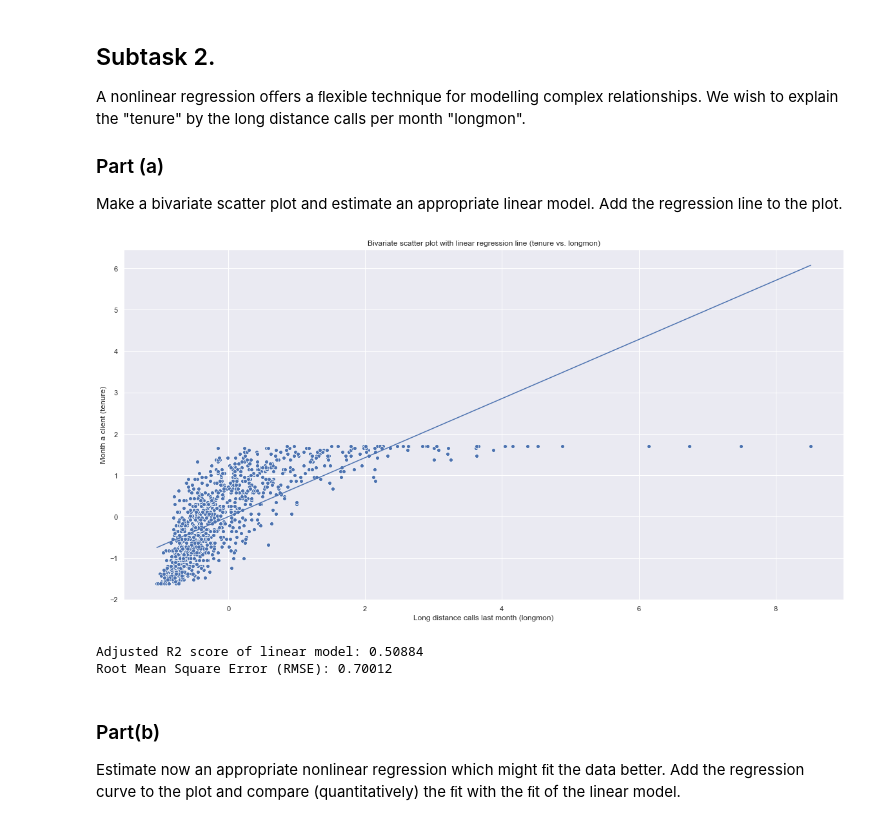
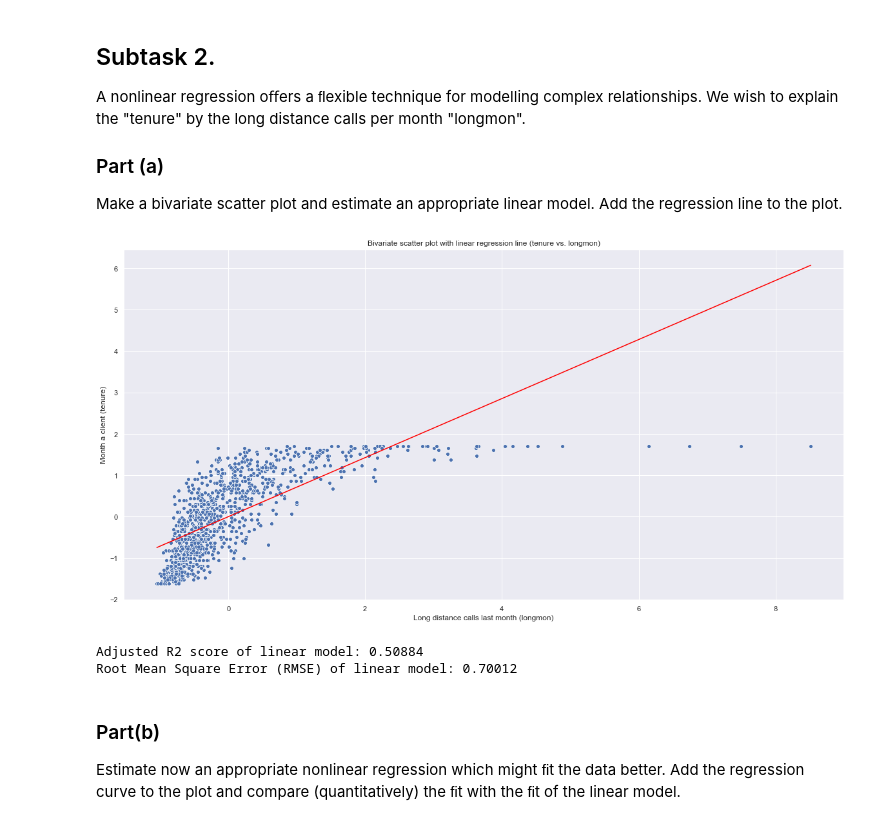
Before and after one commit to kai-wren/Statistic, a Jupyter notebook: Assignment 3.ipynb, the cells around one changed output. Cells and saved outputs as stored; diff of their text form; code cells hidden in the pictures.

```diff
--- a/Assignment 3.ipynb
+++ b/Assignment 3.ipynb
@@ -198,29 +199,29 @@ Make a bivariate scatter plot and estimate an appropriate linear model. Add the
 # %%
 X = telco_df_norm_dummy.copy().longmon
 X = sm.add_constant(X)
 Y = telco_df_norm_dummy.copy().tenure
 
 result = sm.OLS(Y , X).fit()
 
 Y_pred_man = np.dot(X, result.params)
 
 plt.figure(figsize=(20,10))
 sns.scatterplot(x=telco_df_norm_dummy.longmon, y=telco_df_norm_dummy.tenure)
-sns.lineplot(x=telco_df_norm_dummy.longmon, y=Y_pred_man)
+sns.lineplot(x=telco_df_norm_dummy.longmon, y=Y_pred_man, color='red')
 plt.title("Bivariate scatter plot with linear regression line (tenure vs. longmon)")
 plt.ylabel("Month a client (tenure)")
 plt.xlabel("Long distance calls last month (longmon)")
 plt.show()
 
 rmse = np.sqrt(((Y - result.fittedvalues)**2).mean())
 print("Adjusted R2 score of linear model: %.5f" %result.rsquared_adj)
 print("Root Mean Square Error (RMSE) of linear model: %.5f" %rmse)
 
 # result.summary()
 # %% [output]
-[figure, old version]
+[figure, new version]
 Adjusted R2 score of linear model: 0.50884
-Root Mean Square Error (RMSE): 0.70012
+Root Mean Square Error (RMSE) of linear model: 0.70012
 # %% [markdown]
 ### Part(b)
 
```
Also changed, not shown: parts of 10 cells of this notebook.
